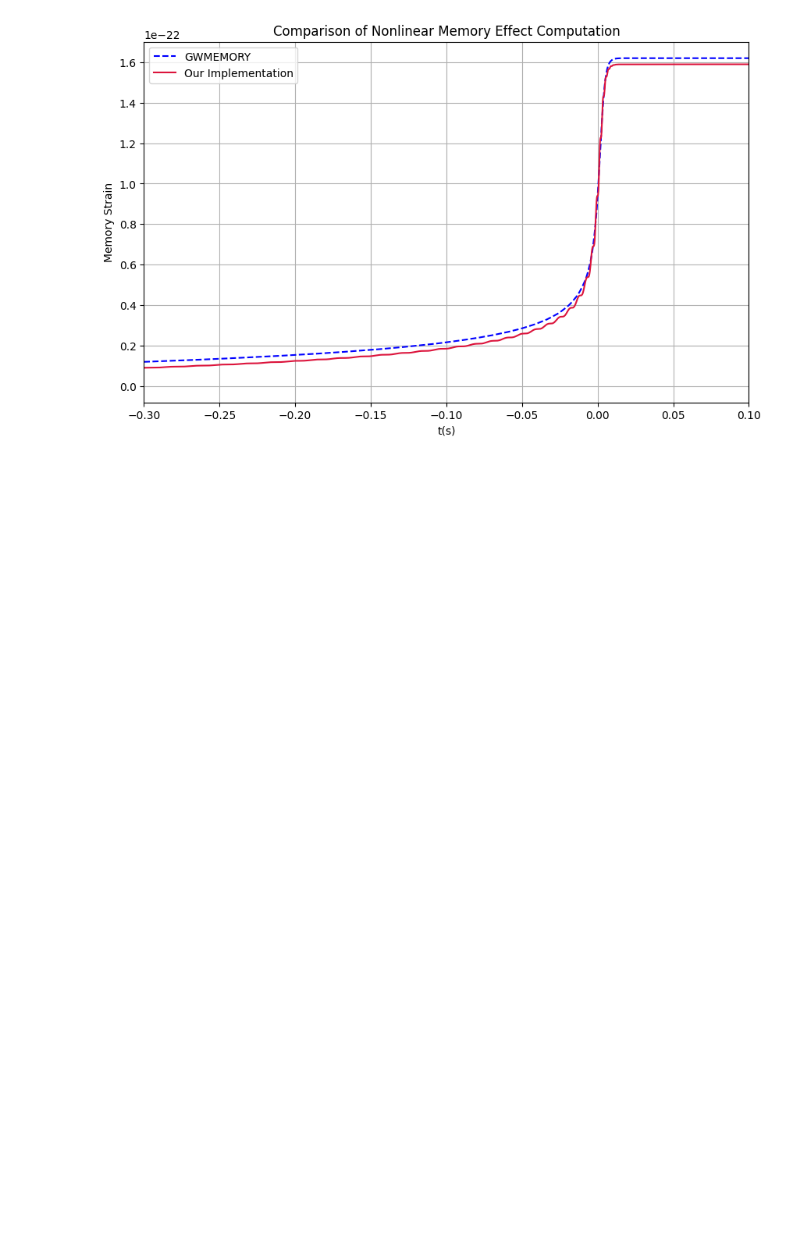
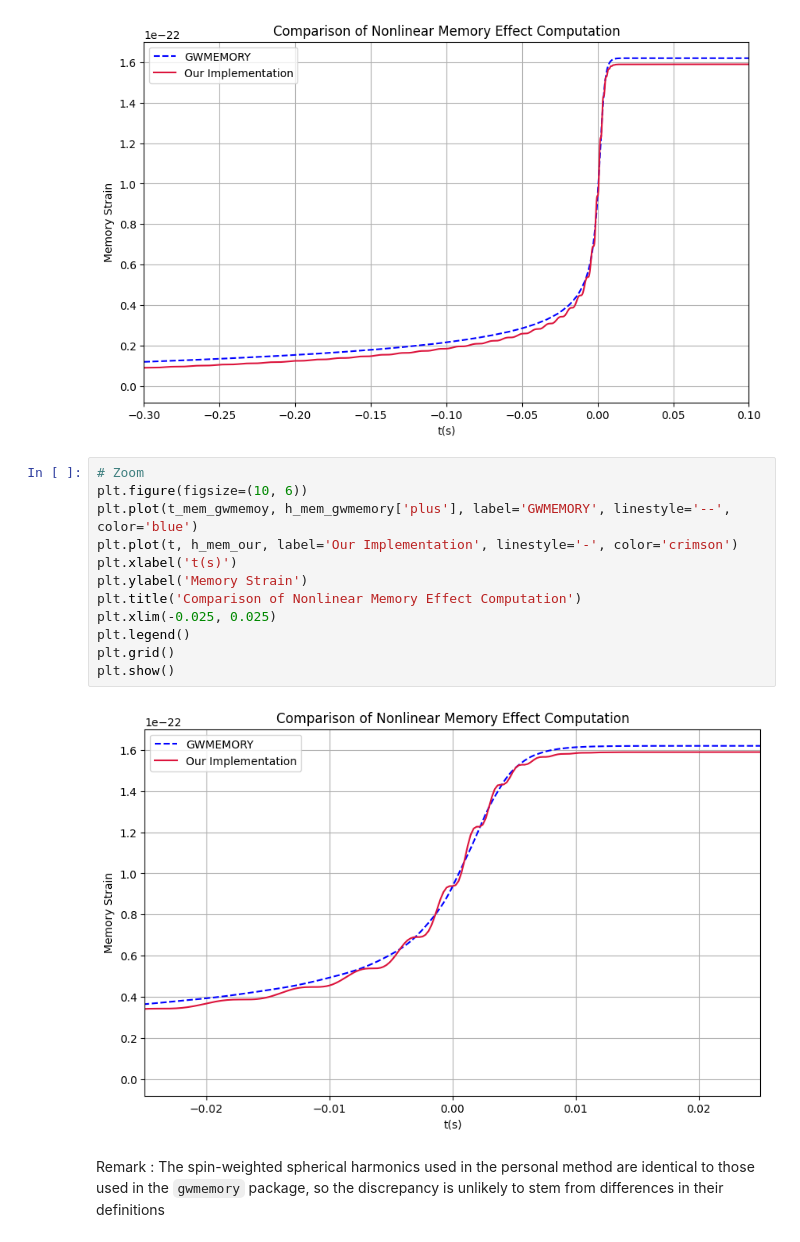
Before and after one commit to ThomasBastro/Memory_effect, a Jupyter notebook: Memory_Lopez/Computation_GW_Memory.ipynb, the cells around one changed output. Drawn from its saved outputs; the diff is of its cells as text; blank space fills up the shorter version.

Commit message:
Added spin-weighted spherical harmonics comparison

```diff
--- a/Memory_Lopez/Computation_GW_Memory.ipynb
+++ b/Memory_Lopez/Computation_GW_Memory.ipynb
@@ -196,3 +198,19 @@ plt.grid()
 plt.show()
 # %% [output]
 [figure]
+# %%
+# Zoom
+plt.figure(figsize=(10, 6))
+plt.plot(t_mem_gwmemoy, h_mem_gwmemory['plus'], label='GWMEMORY', linestyle='--', color='blue')
+plt.plot(t, h_mem_our, label='Our Implementation', linestyle='-', color='crimson')
+plt.xlabel('t(s)')
+plt.ylabel('Memory Strain')
+plt.title('Comparison of Nonlinear Memory Effect Computation')
+plt.xlim(-0.025, 0.025)
+plt.legend()
+plt.grid()
+plt.show()
+# %% [output]
+[figure, added]
+# %% [markdown]
+Remark : The spin-weighted spherical harmonics used in the personal method are identical to those used in the `gwmemory` package, so the discrepancy is unlikely to stem from differences in their definitions
```
Also changed, not shown: parts of 3 cells of this notebook.
